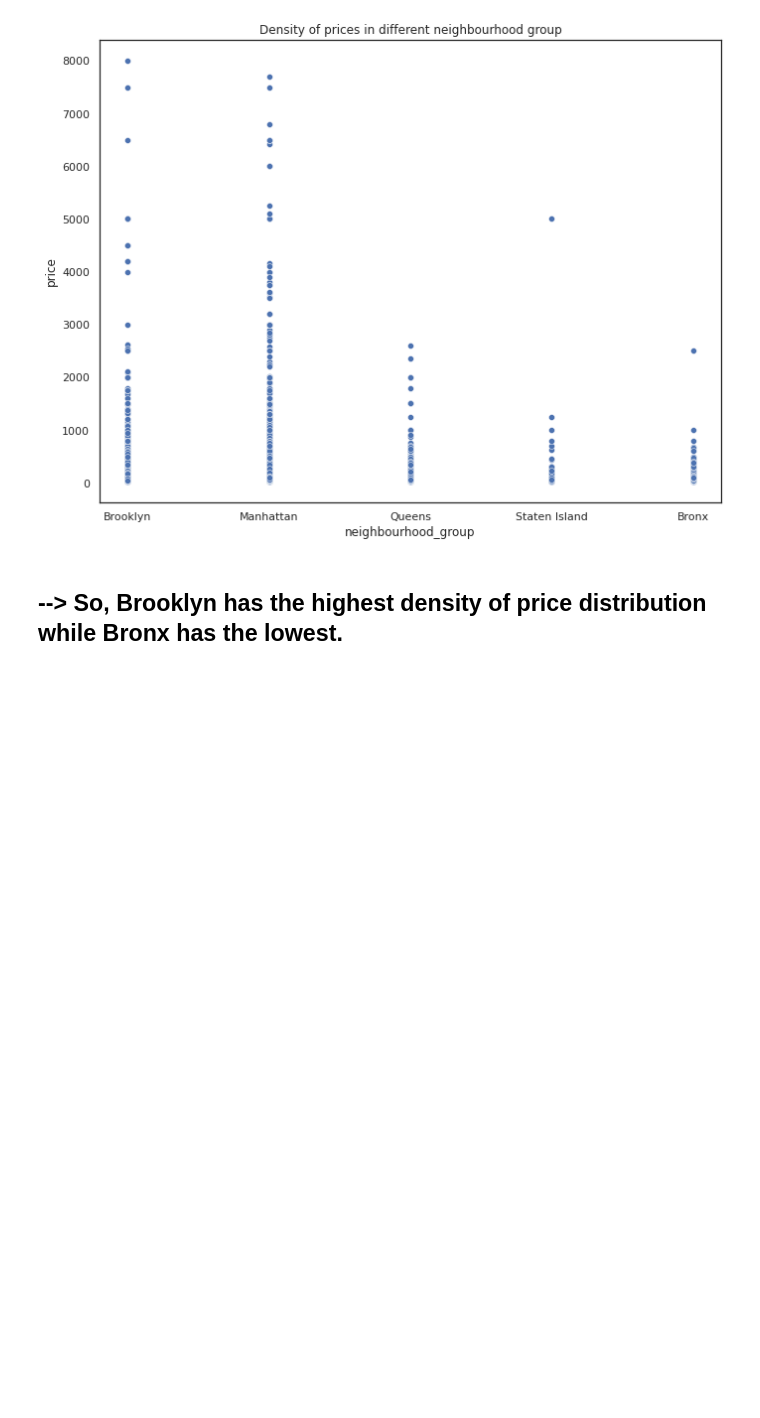
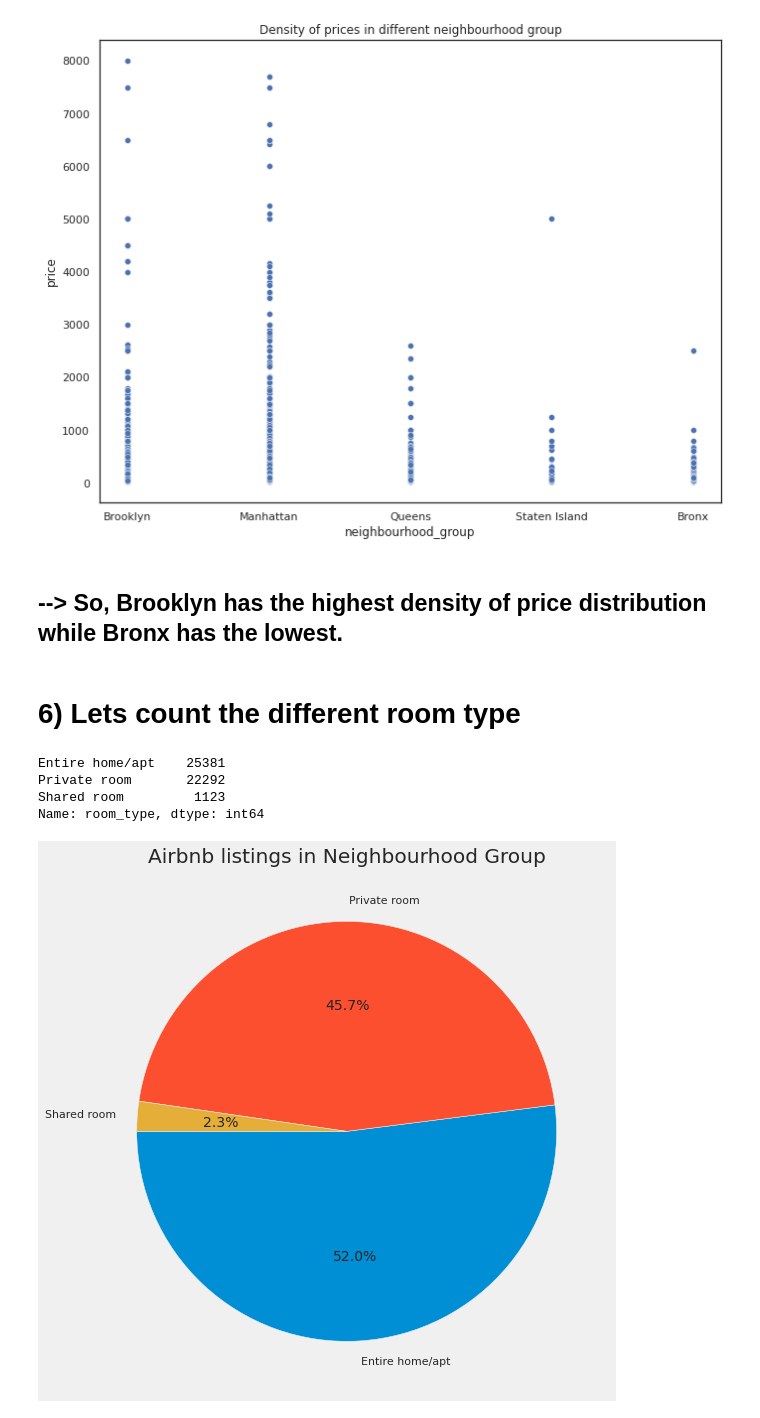
Before and after one commit to kajalDhun114/Airbnb-EDA-Project, a Jupyter notebook: Copy_of_Airbnb_Bookings_Analysis_Capstone_Project.ipynb, the cells around one changed output. Saved outputs shown, nothing was run; the diff lists cells and outputs as text; code cells hidden in the pictures; blank space fills up the shorter version.

```diff
--- a/Copy_of_Airbnb_Bookings_Analysis_Capstone_Project.ipynb
+++ b/Copy_of_Airbnb_Bookings_Analysis_Capstone_Project.ipynb
@@ -545,3 +545,21 @@ plt.show()
 [figure]
 # %% [markdown]
 ## --> So, Brooklyn has the highest density of price distribution while Bronx has the lowest.
+# %% [markdown]
+# **6) Lets count the different room type**
+# %%
+counting_room_type = new_df1.room_type.value_counts()
+print(counting_room_type)
+# %% [output]
+Entire home/apt    25381
+Private room       22292
+Shared room         1123
+Name: room_type, dtype: int64
+# %%
+plt.style.use('fivethirtyeight')
+plt.figure(figsize=(15,9))
+plt.title("Airbnb listings in Neighbourhood Group")
+g = plt.pie(new_df1.room_type.value_counts(), labels=df.room_type.value_counts().index,autopct='%1.1f%%', startangle=180)
+plt.show()
+# %% [output]
+[figure, added]
```
Also changed, not shown: parts of 19 cells of this notebook.
